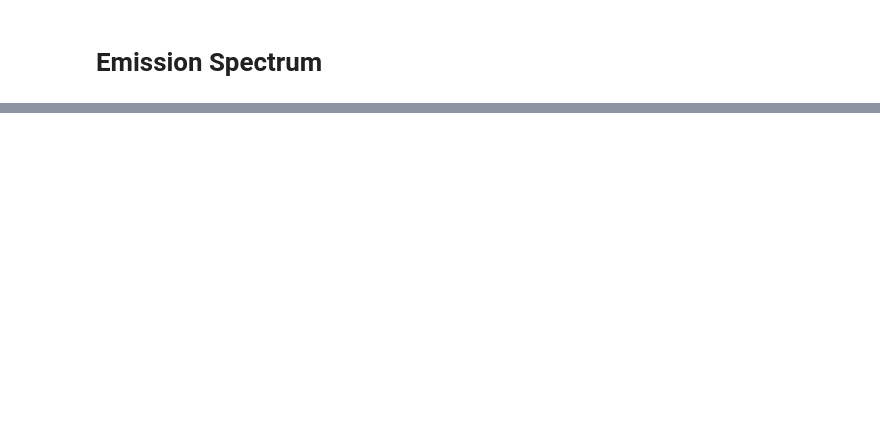
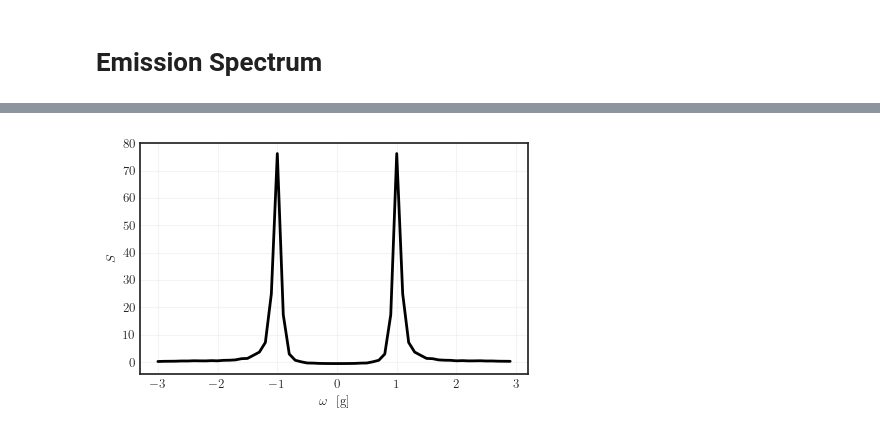
Before and after one commit to juardilag/Pulsed-cQED, a Jupyter notebook: test.ipynb, the cells around one changed output, grey strips where cells are left out. Drawn from its saved outputs; the diff is of its cells as text; code cells hidden in the pictures; blank space fills up the shorter version.

Commit message:
added spectrum calculation and results

```diff
--- a/test.ipynb
+++ b/test.ipynb
@@ -145,0 +151,5 @@ ax[1].axhline(2*t_lim, color = 'r')
+# %%
+omega_array = jnp.arange(-3.0, 3.0, dt)
+
+spectrum_light_matrix = calculate_spectrum_matrix(G1_light_matrix, tau_array_full, omega_array)
+spectrum_atom_matrix = calculate_spectrum_matrix(G1_atom_matrix, tau_array_full, omega_array)
@@ -145,0 +177,11 @@ ax[1].axhline(2*t_lim, color = 'r')
+# %%
+S_integrated = jnp.trapezoid(spectrum_atom_matrix, x=t_array, axis=0)
+# %%
+fig, ax = plt.subplots(figsize=(5, 3))
+plt.plot(omega_array, S_integrated, linewidth = 2, color = 'k')
+plt.xlabel(r'$\omega \ $ [g]')
+plt.ylabel(r'$S \ $')
+plt.grid(alpha = 0.2)
+plt.show()
+# %% [output]
+[figure, added]
```
Also changed, not shown: parts of 7 cells of this notebook, 3 other files.
